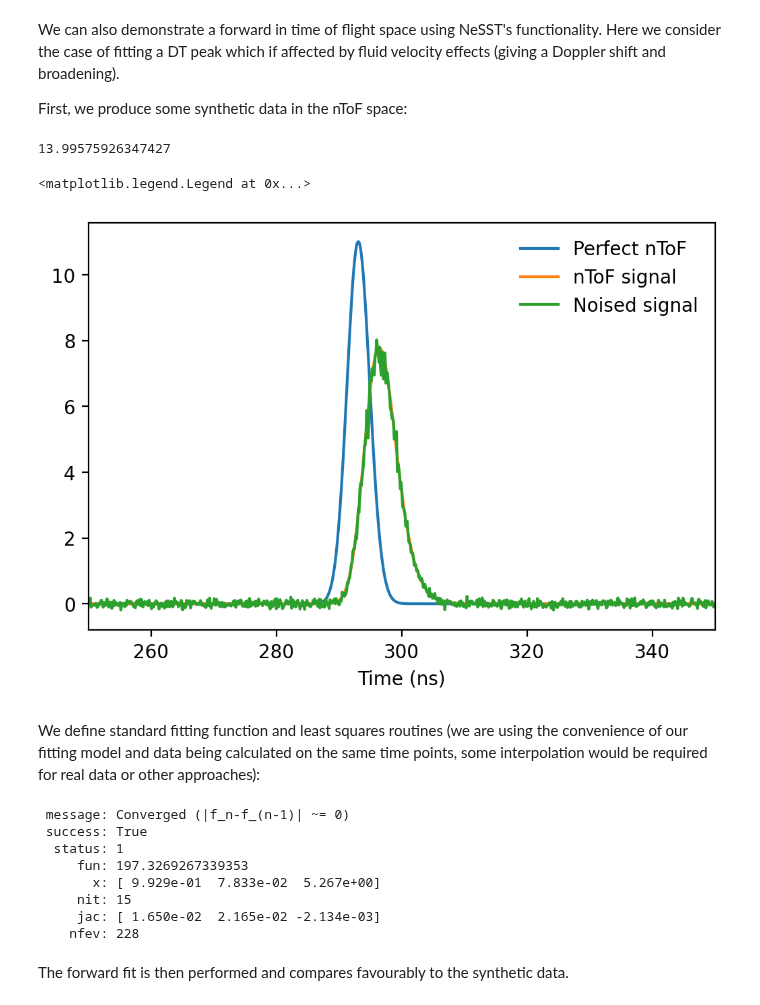
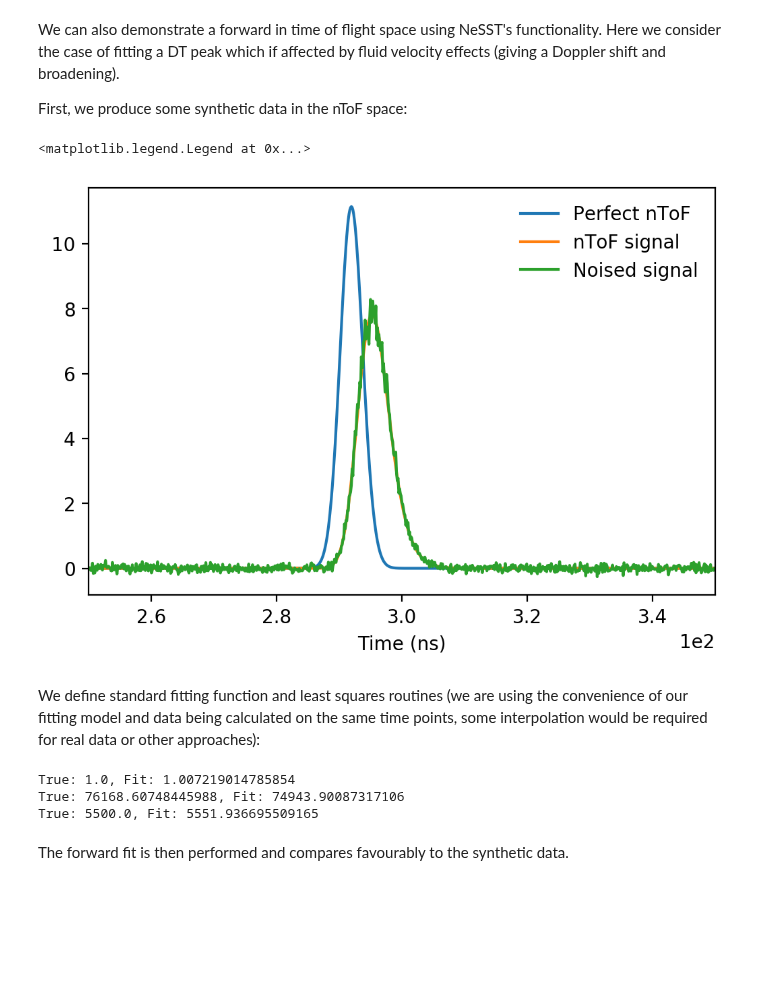
Before and after one commit to aidancrilly/NeSST, a Jupyter notebook: example/NeSST Guide.ipynb, the cells around one changed output. Saved outputs shown, nothing was run; the diff lists cells and outputs as text; code cells hidden in the pictures; blank space fills up the shorter version.

```diff
--- a/example/NeSST Guide.ipynb
+++ b/example/NeSST Guide.ipynb
@@ -542,38 +537,38 @@ First, we produce some synthetic data in the nToF space:
 # %%
 # Produce synthetic data
 # Burn-avg temperature and thermal spectrum
-Tion = 5.0 # keV
-DTmean,_ = nst.DTprimspecmoments(Tion)
+Tion = 5.0e3 # eV
+DTmean,_,_ = nst.DTprimspecmoments(Tion)
 # Fluid velocity mean shift
 vhs = 100.0e3 # m/s
 DTmean = nst.neutron_velocity_addition(DTmean,vhs)
+dEmean = DTmean - nst.E0_DT
 # Apparent temperature
-Tapp = 5.5 # keV
-_,DTvar = nst.DTprimspecmoments(Tapp)
+Tapp = 5.5e3 # eV
+_,_,DTvar = nst.DTprimspecmoments(Tapp)
 
-E_DTspec = np.linspace(12.5,15.5,200)
+E_DTspec = np.linspace(12.5e6,15.5e6,200)
 
-dNdE_DT = nst.Qb(E_DTspec,DTmean,DTvar)
+dNdE_DT = nst.QBrysk(E_DTspec,DTmean,DTvar)
 
 plt.figure(dpi=200)
 
 synthetic_15m_nToF = nst.time_of_flight.nToF(15.0,flat_sens,tGaussian_10cmthickscintillator,normtime_end=10.0)
 t_det,normt_det,signal = synthetic_15m_nToF.get_signal(E_DTspec,dNdE_DT)
 _,_,perfect_signal = synthetic_15m_nToF.get_signal_no_IRF(E_DTspec,dNdE_DT)
 relative_ntof_err = 0.05
 absolute_ntof_err = 0.01*np.amax(signal)
 noised_signal = signal*np.random.normal(loc=1.0,scale=relative_ntof_err,size=signal.shape[0])+np.random.normal(scale=absolute_ntof_err,size=signal.shape[0])
 plt.plot(t_det/1e-9,perfect_signal,label='Perfect nToF')
 plt.plot(t_det/1e-9,signal,label='nToF signal')
 plt.plot(t_det/1e-9,noised_signal,label='Noised signal')
 
 plt.xlim(250,350)
 plt.xlabel("Time (ns)")
 plt.legend(frameon=False)
 # %% [output]
-13.99575926347427
+<matplotlib.legend.Legend at 0x...>
-<matplotlib.legend.Legend at 0x...>
-[figure, old version]
+[figure, new version]
 # %% [markdown]
 We define standard fitting function and least squares routines (we are using the convenience of our fitting model and data being calculated on the same time points, some interpolation would be required for real data or other approaches):
 # %%
@@ -611,21 +606,21 @@ def neg_log_likelihood(theta, modelfunc, params, idx_cut, x, y, yerr):
 def DT_ntof_fit_range(x):
     return (((x < 320.0e-9) & (x > 260.0e-9)))
 # %%
-initial = [1.0,0.0,2.0] # amp,mean_shift,Tapp
+initial = [1.0,0.0,2.0e3] # amp,mean_shift,Tapp
 params  = [synthetic_15m_nToF,E_DTspec]
-bounds  = [(0.0,np.inf),(-1.0,1.0),(0.5,40.0)] # amp,mean_shift,Tapp
+bounds  = [(0.0,np.inf),(-1.0e6,1.0e6),(0.5e3,40.0e3)] # amp,mean_shift,Tapp
 
 soln_fit = fit_maximum_a_posterior(t_det,noised_signal,DT_peak_fit,DT_ntof_fit_range,initial,params,absolute_ntof_err,relative_ntof_err,bounds)
-print(soln_fit)
+
+true_values = [1.0,dEmean,Tapp]
+tolerances = [0.1,0.2e4,0.2e3]
+for i in range(len(true_values)):
+    print("True: {}, Fit: {}".format(true_values[i],soln_fit.x[i]))
+    assert np.isclose(true_values[i],soln_fit.x[i],atol=tolerances[i])
 # %% [output]
- message: Converged (|f_n-f_(n-1)| ~= 0)
- success: True
-  status: 1
-     fun: 197.3269267339353
-       x: [ 9.929e-01  7.833e-02  5.267e+00]
-     nit: 15
-     jac: [ 1.650e-02  2.165e-02 -2.134e-03]
-    nfev: 228
+True: 1.0, Fit: 1.007219014785854
+True: 76168.60748445988, Fit: 74943.90087317106
+True: 5500.0, Fit: 5551.936695509165
 # %% [markdown]
 The forward fit is then performed and compares favourably to the synthetic data.
 # %%
```
Also changed, not shown: parts of 16 cells of this notebook.
